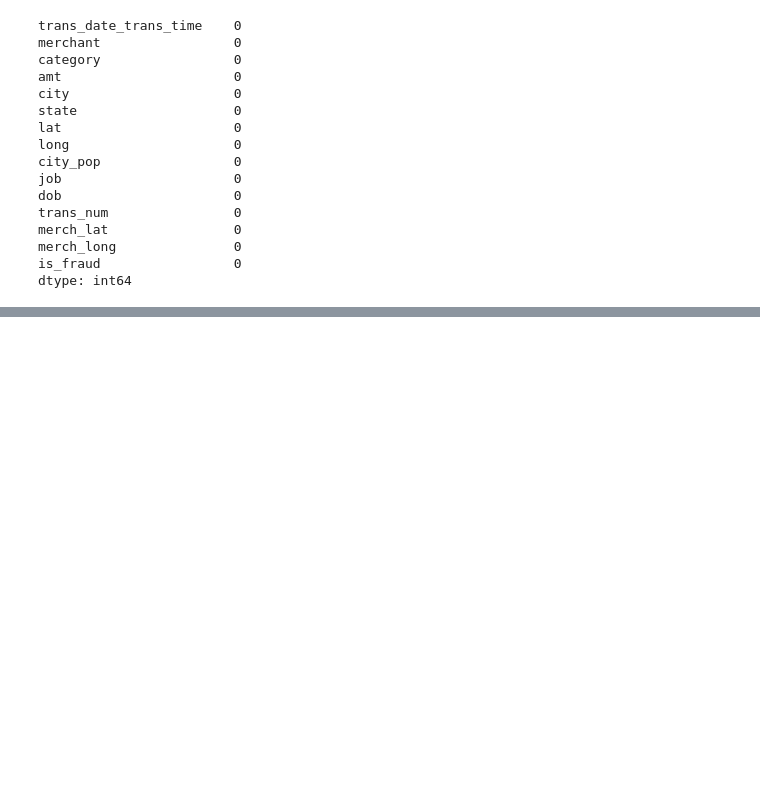
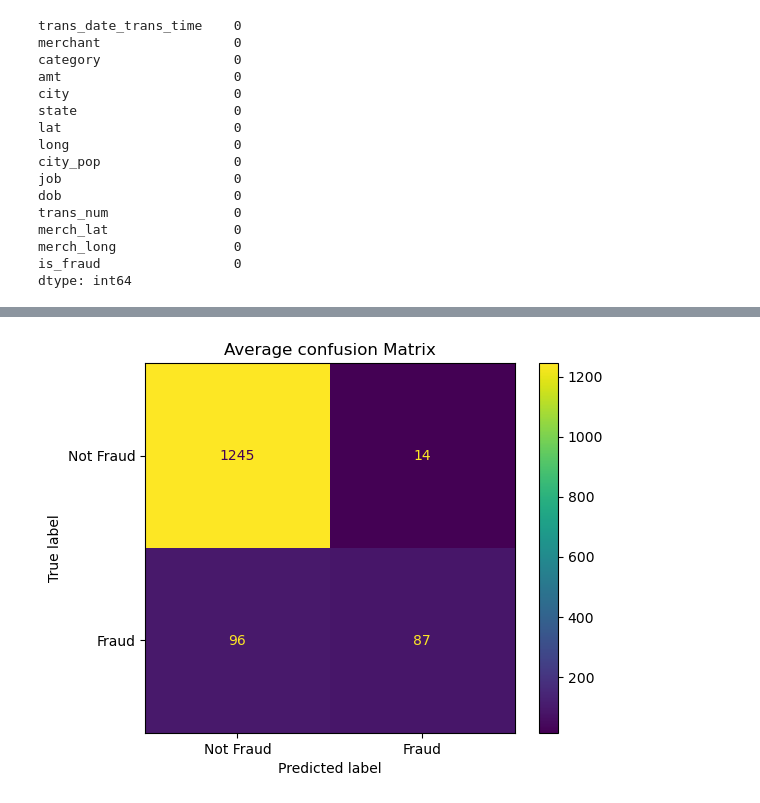
Before and after one commit to smohyud4/fraud-detection-model, a Jupyter notebook: notebooks/main.ipynb, the cells around one changed output, grey strips where cells are left out. Cells and saved outputs as stored; diff of their text form; code cells hidden in the pictures; blank space fills up the shorter version.

```diff
--- a/notebooks/main.ipynb
+++ b/notebooks/main.ipynb
@@ -117,0 +147,35 @@ print(len(jobs))
+# %%
+# kf_10 = KFold(n_splits=10) #, shuffle=True, random_state=rng1)
+# scores_k10 = cross_val_score(knn, X_train, y_train, cv=kf_10)
+# cross_val_predict()
+
+accuracies = []
+CI_lower_bounds = []
+CI_upper_bounds = []
+matrices = []
+# fig, ax = plt.subplots(5,2)
+for package in k_models:
+    (X_train, X_test, y_train, y_test, model) = package
+    model.fit(X_train, y_train)
+    y_pred = model.predict(X_test)
+    model_accuracy = accuracy_score(y_test, y_pred)
+    accuracies.append(model_accuracy)
+
+    confidence_level = 0.95
+    Z = stats.norm.ppf((1+confidence_level)/2)
+    n = len(y_test)
+    p = model_accuracy
+
+    # Compute confidence interval
+    CI = Z * np.sqrt(p*(1-p)/n)
+    lower_bound = p - CI
+    upper_bound = p + CI
+    CI_lower_bounds.append(lower_bound)
+    CI_upper_bounds.append(upper_bound)
+
+    matrix = confusion_matrix(y_test, y_pred)
+    matrices.append(matrix)
+
+for index, accuracy in enumerate(accuracies):
+    print(f"Model {index+1}: {accuracy:.4f}")
+print(f"\nMean accuracy {np.mean(accuracies):.4f}")
@@ -117,0 +214,10 @@ print(len(jobs))
+# %%
+matrix_result_average = np.mean(matrices, axis=0)#matrices.mean(axis=0)
+disp = ConfusionMatrixDisplay(confusion_matrix=matrix_result_average.astype(int),
+                              display_labels=["Not Fraud", "Fraud"])
+
+disp.plot(values_format='d')
+plt.title('Average confusion Matrix')
+plt.show()
+# %% [output]
+[figure, added]
```
Also changed, not shown: parts of 12 cells of this notebook.
